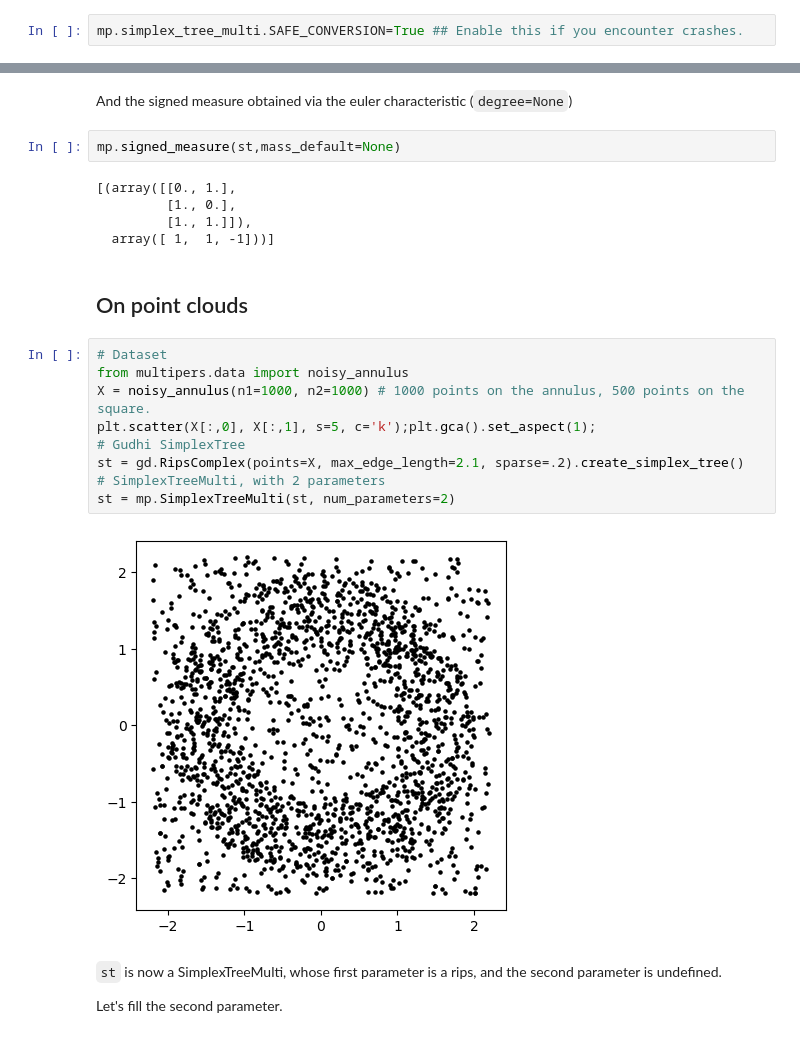
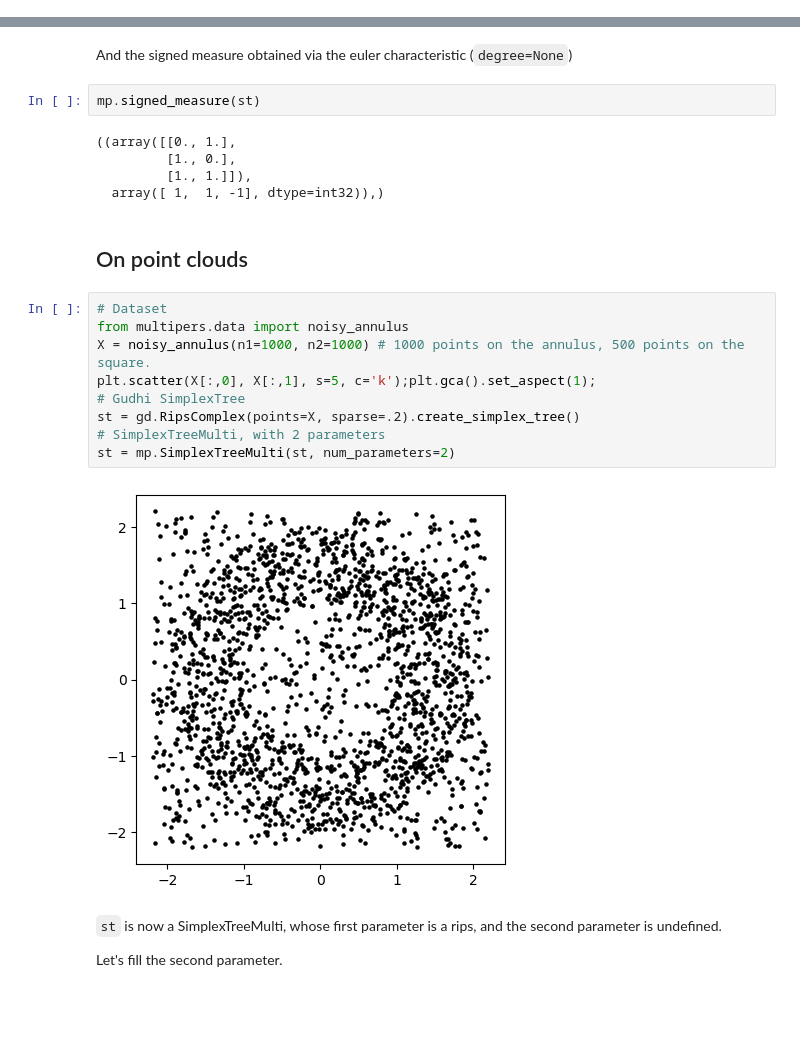
Before and after one commit to DavidLapous/multipers, a Jupyter notebook: docs/notebooks/simplex_tree_by_hand.ipynb, the cells around one changed output, grey strips where cells are left out. Drawn from its saved outputs; the diff is of its cells as text; blank space fills up the shorter version.

```diff
--- a/docs/notebooks/simplex_tree_by_hand.ipynb
+++ b/docs/notebooks/simplex_tree_by_hand.ipynb
@@ -3,8 +4,6 @@ import multipers as mp
 import numpy as np
 import gudhi as gd
 import matplotlib.pyplot as plt
-# %%
-mp.simplex_tree_multi.SAFE_CONVERSION=True ## Enable this if you encounter crashes.
 # %% [markdown]
 # Custom multi-filtrations
 # %% [markdown]
@@ -57,25 +56,25 @@ mp.signed_measure(st, degree=0, mass_default=None)
 # %% [markdown]
 And the signed measure obtained via the euler characteristic (`degree=None`)
 # %%
-mp.signed_measure(st,mass_default=None)
+mp.signed_measure(st)
 # %% [output]
-[(array([[0., 1.],
+((array([[0., 1.],
          [1., 0.],
          [1., 1.]]),
-  array([ 1,  1, -1]))]
+  array([ 1,  1, -1], dtype=int32)),)
 # %% [markdown]
 ## On point clouds
 # %%
 # Dataset
 from multipers.data import noisy_annulus
 X = noisy_annulus(n1=1000, n2=1000) # 1000 points on the annulus, 500 points on the square.
 plt.scatter(X[:,0], X[:,1], s=5, c='k');plt.gca().set_aspect(1);
 # Gudhi SimplexTree
-st = gd.RipsComplex(points=X, max_edge_length=2.1, sparse=.2).create_simplex_tree()
+st = gd.RipsComplex(points=X, sparse=.2).create_simplex_tree()
 # SimplexTreeMulti, with 2 parameters
 st = mp.SimplexTreeMulti(st, num_parameters=2)
 # %% [output]
-[figure, old version]
+[figure, new version]
 # %% [markdown]
 `st` is now a SimplexTreeMulti, whose first parameter is a rips, and the second parameter is undefined.
 
```
Also changed, not shown: parts of 19 cells of this notebook.
